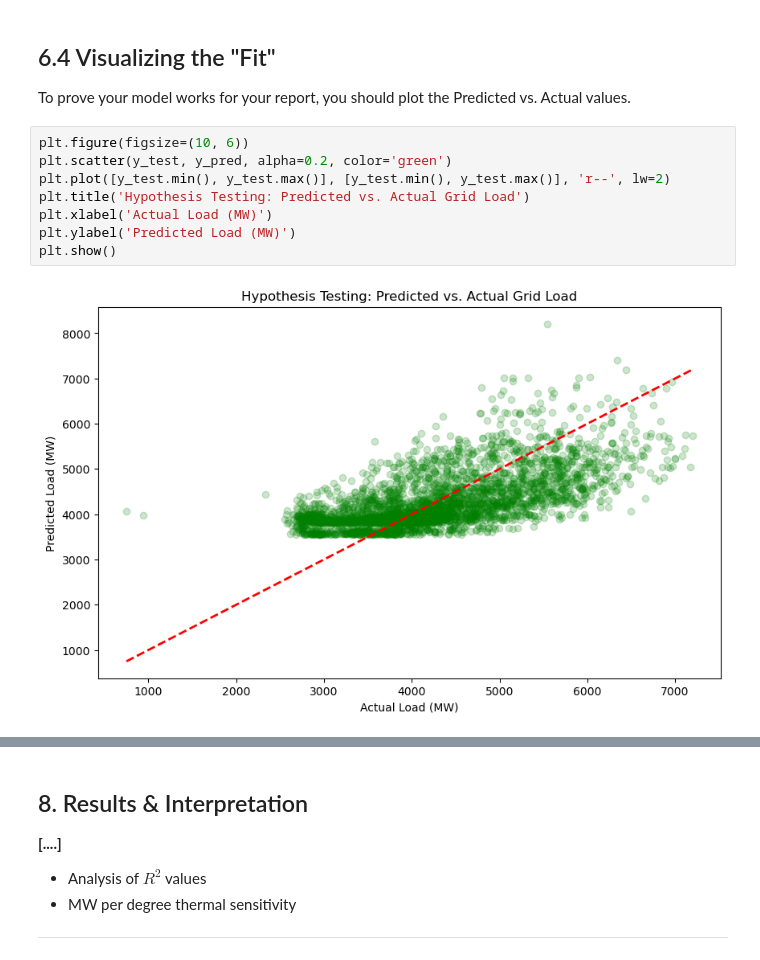
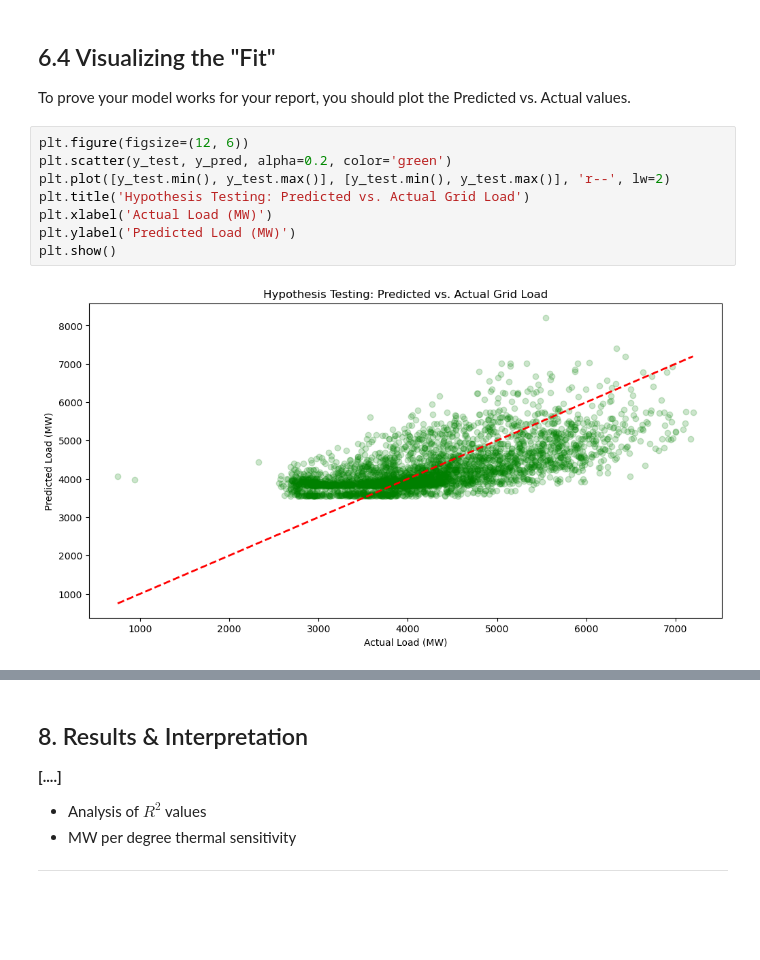
Before and after one commit to ginev91/data-science-project-softuni, a Jupyter notebook: thermal_sensitivity_bg_grid_2026.ipynb, the cells around one changed output, grey strips where cells are left out. Drawn from its saved outputs; the diff is of its cells as text; blank space fills up the shorter version.

```diff
--- a/thermal_sensitivity_bg_grid_2026.ipynb
+++ b/thermal_sensitivity_bg_grid_2026.ipynb
@@ -386,13 +386,13 @@ Average Prediction Error (RMSE): 708.60 MW
 ## 6.4 Visualizing the "Fit"
 To prove your model works for your report, you should plot the Predicted vs. Actual values.
 # %%
-plt.figure(figsize=(10, 6))
+plt.figure(figsize=(12, 6))
 plt.scatter(y_test, y_pred, alpha=0.2, color='green')
 plt.plot([y_test.min(), y_test.max()], [y_test.min(), y_test.max()], 'r--', lw=2)
 plt.title('Hypothesis Testing: Predicted vs. Actual Grid Load')
 plt.xlabel('Actual Load (MW)')
 plt.ylabel('Predicted Load (MW)')
 plt.show()
 # %% [output]
-[figure, old version]
+[figure, new version]
 # %% [markdown]
```
Also changed, not shown: parts of 3 cells of this notebook.
